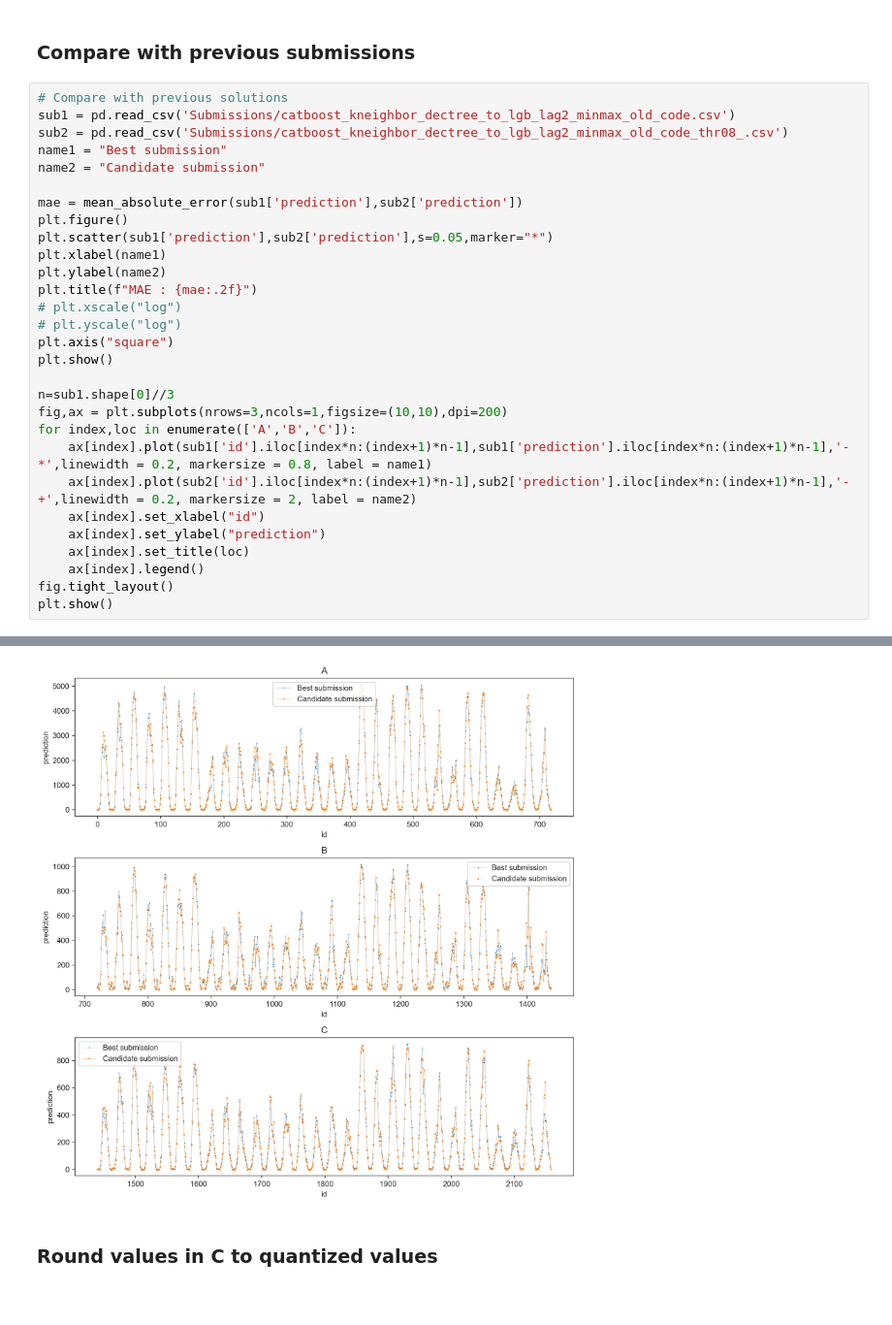
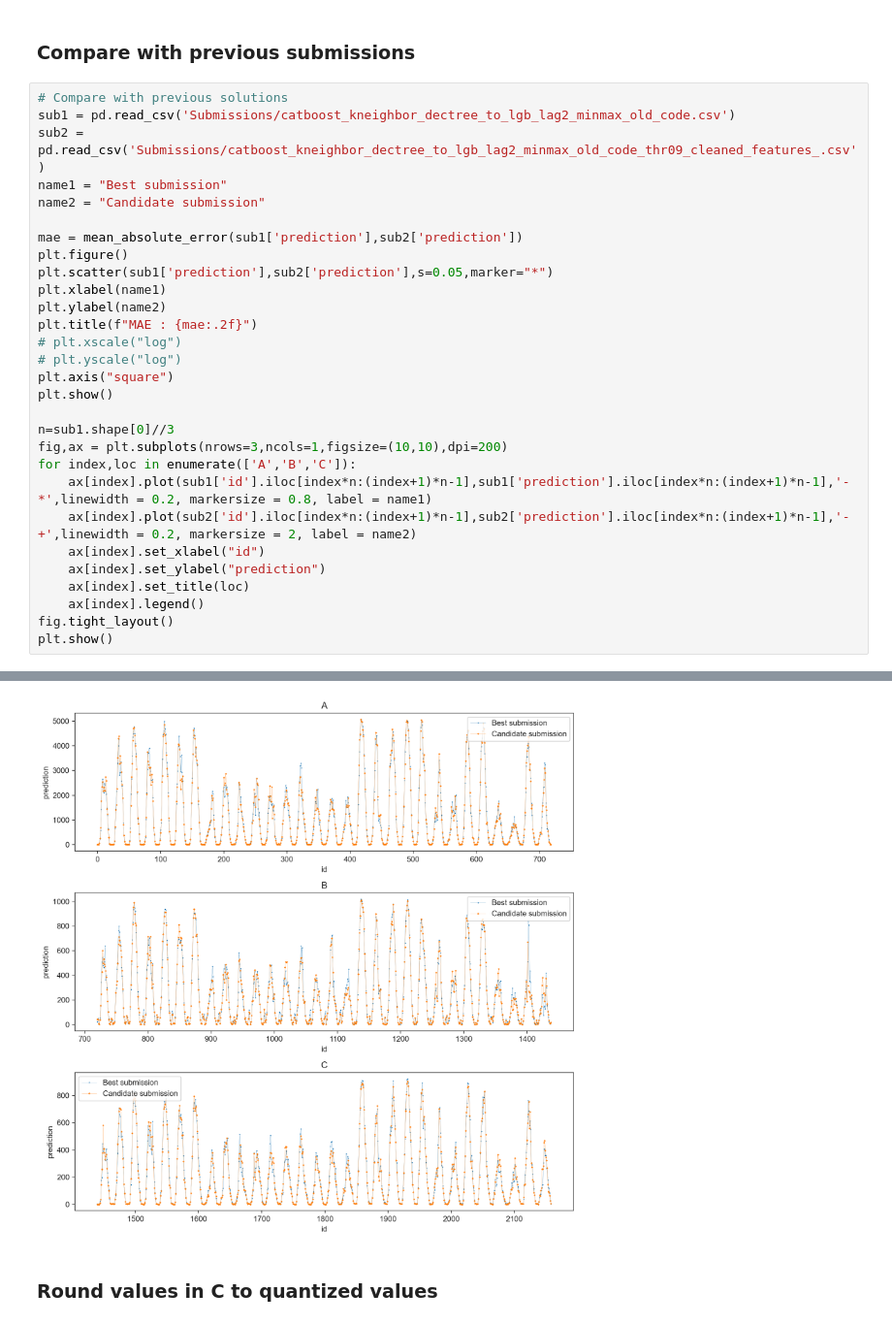
Before and after one commit to hugokerino/Energy-forecasting-NTNU, a Jupyter notebook: data/Noe/Short_notebook_1.ipynb, the cells around one changed output, grey strips where cells are left out. Shown at 97% size. Drawn from its saved outputs; the diff is of its cells as text.

```diff
--- a/data/Noe/Short_notebook_1.ipynb
+++ b/data/Noe/Short_notebook_1.ipynb
@@ -1211,7 +1224,7 @@ submission.to_csv("Submissions/"+name+".csv",
 # %%
 # Compare with previous solutions
 sub1 = pd.read_csv('Submissions/catboost_kneighbor_dectree_to_lgb_lag2_minmax_old_code.csv')
-sub2 = pd.read_csv('Submissions/catboost_kneighbor_dectree_to_lgb_lag2_minmax_old_code_thr08_.csv')
+sub2 = pd.read_csv('Submissions/catboost_kneighbor_dectree_to_lgb_lag2_minmax_old_code_thr09_cleaned_features_.csv')
 name1 = "Best submission"
 name2 = "Candidate submission"
 
@@ -1242,4 +1255,4 @@ plt.show()
-[figure, old version]
+[figure, new version]
 # %% [markdown]
 ### Round values in C to quantized values
 # %%
```
Also changed, not shown: parts of 9 cells of this notebook, 4 other files.
